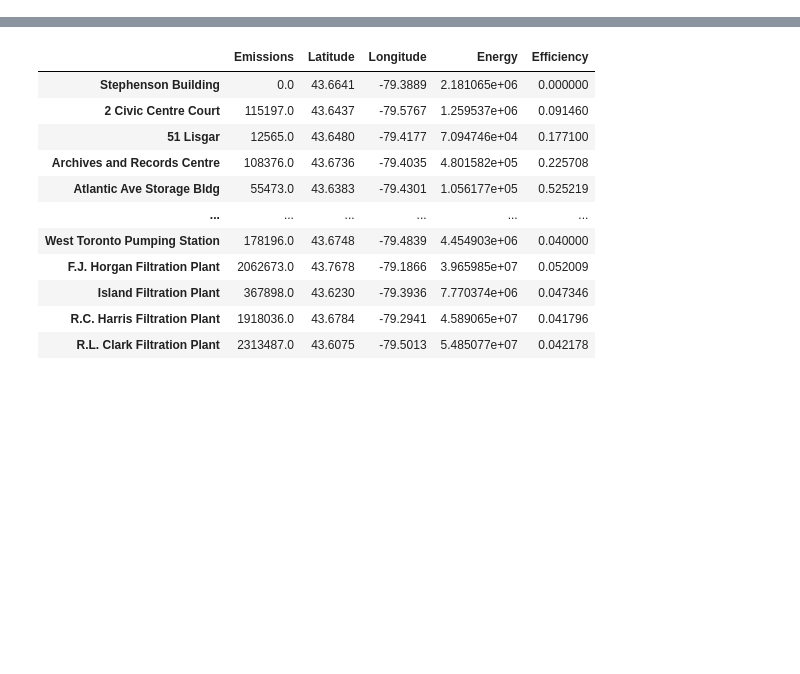
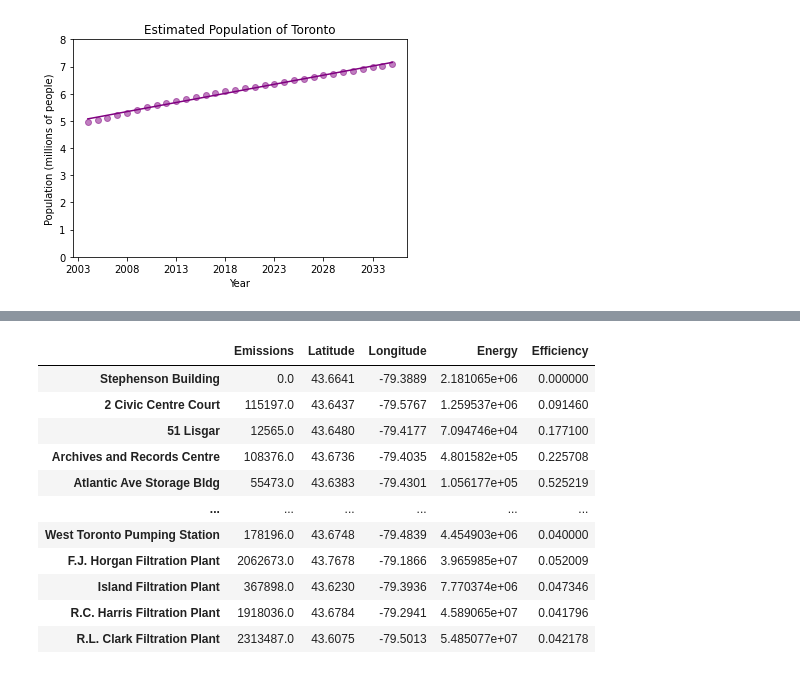
Before and after one commit to SAP-Team-Fruchsia-Fungi/Renewable-Energy-And-Climate, a Jupyter notebook: Renewable Energy.ipynb, the cells around one changed output, grey strips where cells are left out. Drawn from its saved outputs; the diff is of its cells as text; code cells hidden in the pictures; blank space fills up the shorter version.

```diff
--- a/Renewable Energy.ipynb
+++ b/Renewable Energy.ipynb
@@ -23,0 +57,35 @@ AttributeError: 'DataFrame' object has no attribute 'ylim'
+# %%
+#This cell graphs population vs time
+#Source: www.macrotrends.net, from UN world population aspects
+import csv, pandas as pd, numpy as np, matplotlib.pyplot as plt
+from collections import defaultdict
+
+pop = []
+year2 = []
+
+with open('data/Toronto Population.csv', encoding='utf-8') as f:
+    csv_reader = csv.DictReader(f)
+
+    #Stores data in arrays
+    for line in csv_reader:
+        date = int(line['date'][0:4])
+        if date >= 2004:
+            year2.append(date)
+            pop.append(float(line['Population'])/1000000)
+
+#Line of best fit
+x = np.array(year2)
+y = np.array(pop)
+m, b = np.polyfit(x, y, 1)
+plt.plot(x, m*x + b, color="Purple")
+
+#Draws graph
+plt.scatter(year2, pop, c="Purple", alpha=0.5)
+plt.title('Estimated Population of Toronto')
+plt.xlabel('Year')
+plt.ylabel('Population (millions of people)')
+plt.xticks(np.arange(2003, 2037, 5))
+plt.yticks(np.arange(0, 9, 1))
+plt.show()
+# %% [output]
+[figure, added]
```
Also changed, not shown: parts of 4 cells of this notebook, 3 other files.
